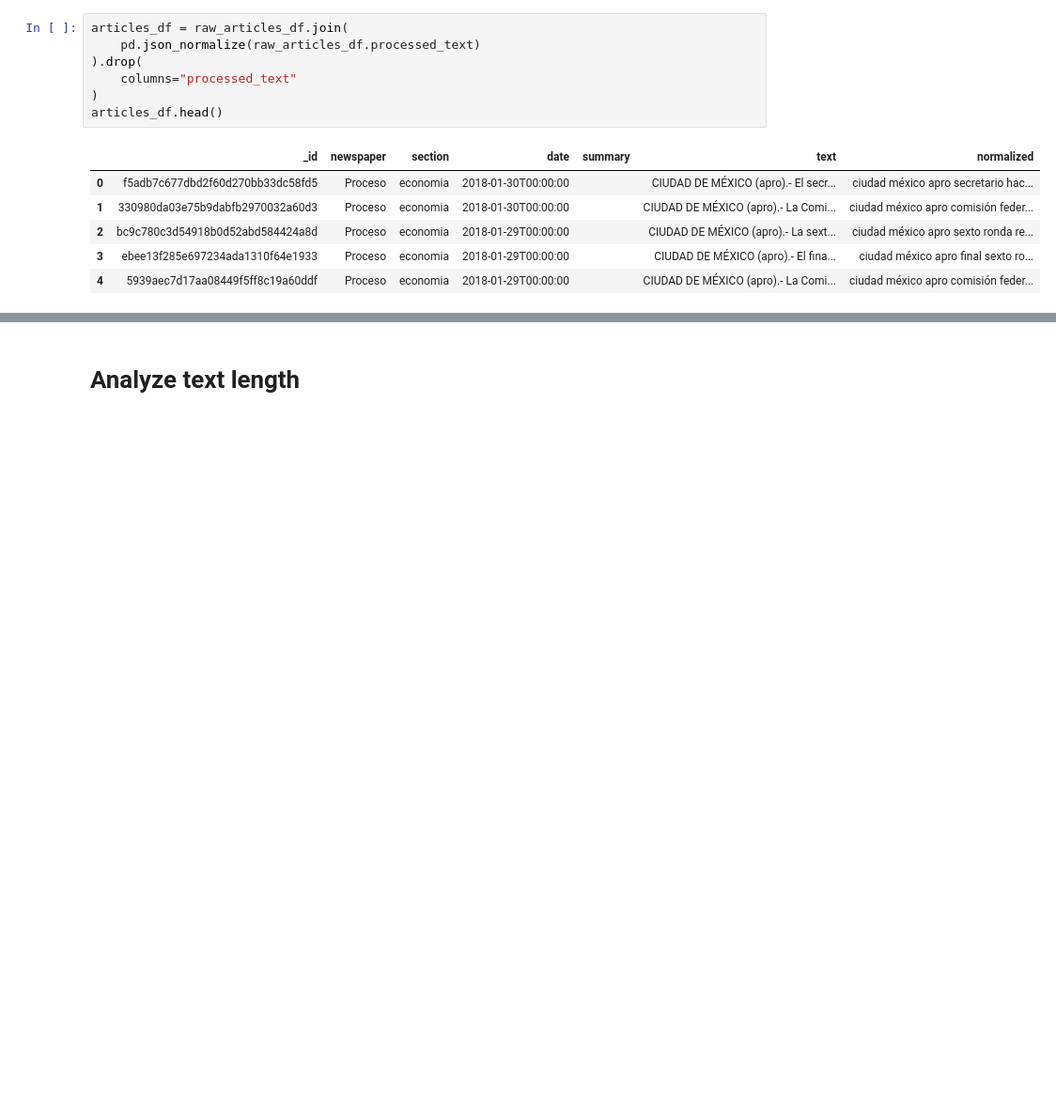
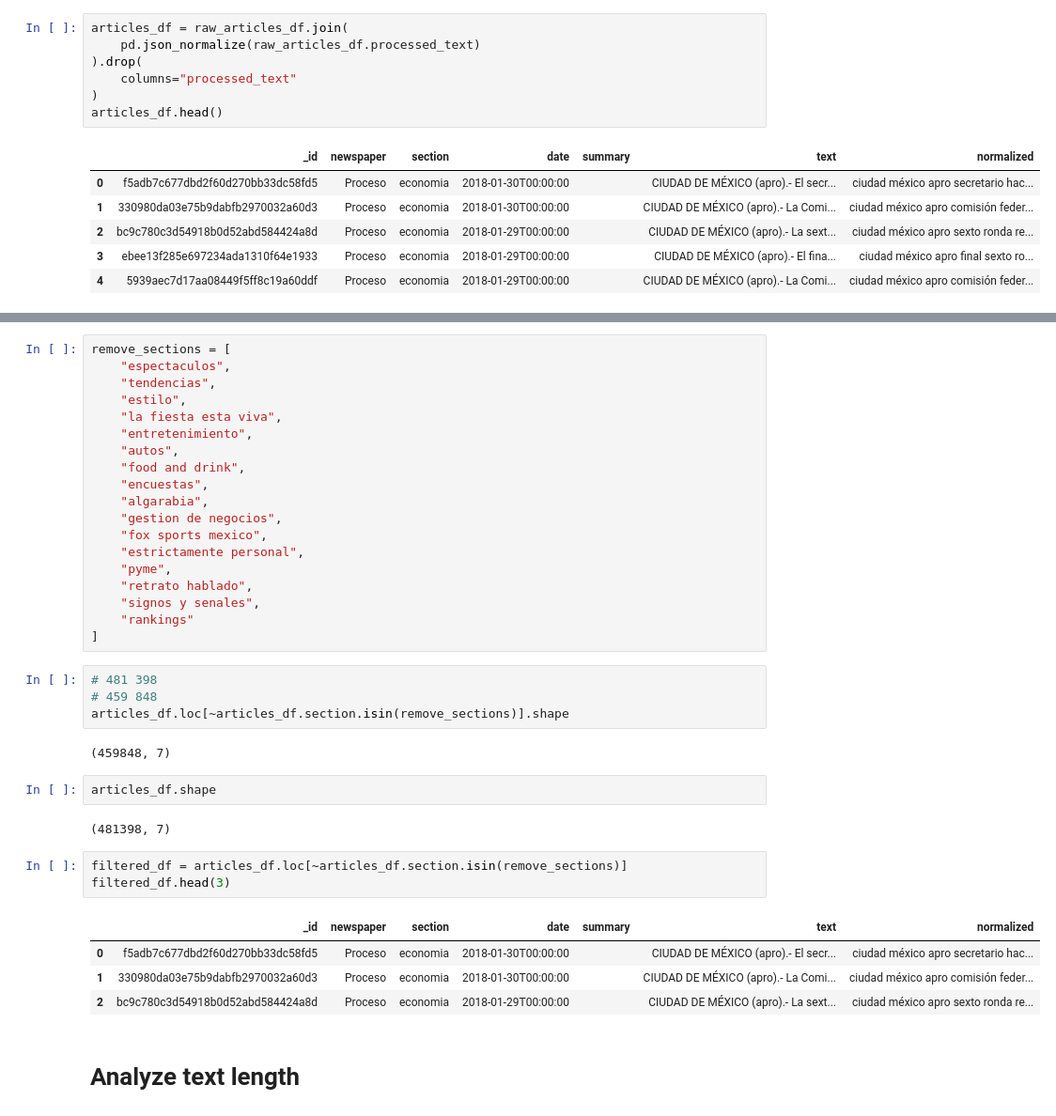
Before and after one commit to andreamarin/senate-publications-analysis, a Jupyter notebook: news_topic_classification.ipynb, the cells around one changed output, grey strips where cells are left out. Shown at 94% size. Cells and saved outputs as stored; diff of their text form; blank space fills up the shorter version.

```diff
--- a/news_topic_classification.ipynb
+++ b/news_topic_classification.ipynb
@@ -209,3 +227,40 @@ dtype: int64
+# %%
+remove_sections = [
+    "espectaculos",
+    "tendencias",
+    "estilo",
+    "la fiesta esta viva",
+    "entretenimiento",
+    "autos",
+    "food and drink",
+    "encuestas",
+    "algarabia",
+    "gestion de negocios",
+    "fox sports mexico",
+    "estrictamente personal",
+    "pyme",
+    "retrato hablado",
+    "signos y senales",
+    "rankings"
+]
+# %%
+# 481 398
+# 459 848
+articles_df.loc[~articles_df.section.isin(remove_sections)].shape
+# %% [output]
+(459848, 7)
+# %%
+articles_df.shape
+# %% [output]
+(481398, 7)
+# %%
+filtered_df = articles_df.loc[~articles_df.section.isin(remove_sections)]
+filtered_df.head(3)
+# %% [output]
+|  | _id | newspaper | section | date | summary | text | normalized |
+| 0 | f5adb7c677dbd2f60d270bb33dc58fd5 | Proceso | economia | 2018-01-30T00:00:00 |  | CIUDAD DE MÉXICO (apro).- El secr... | ciudad méxico apro secretario hac... |
+| 1 | 330980da03e75b9dabfb2970032a60d3 | Proceso | economia | 2018-01-30T00:00:00 |  | CIUDAD DE MÉXICO (apro).- La Comi... | ciudad méxico apro comisión feder... |
+| 2 | bc9c780c3d54918b0d52abd584424a8d | Proceso | economia | 2018-01-29T00:00:00 |  | CIUDAD DE MÉXICO (apro).- La sext... | ciudad méxico apro sexto ronda re... |
 # %% [markdown]
 # Analyze text length
 # %%
```
Also changed, not shown: parts of 16 cells of this notebook.
